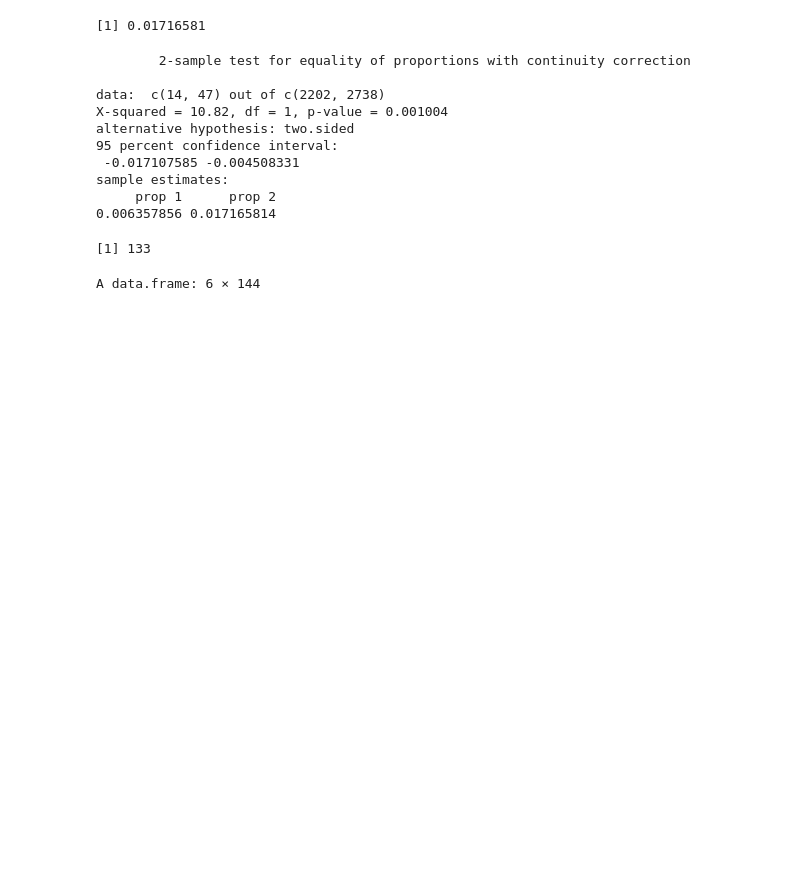
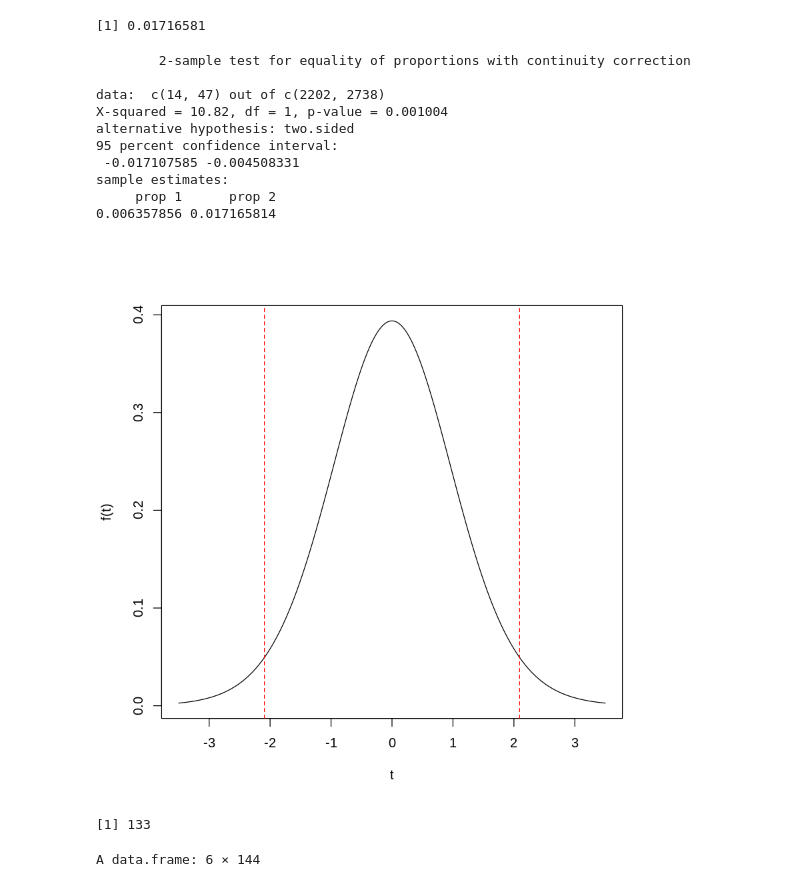
Before and after one commit to arianazukergood/Project, a Jupyter notebook: Analysis.ipynb, the cells around one changed output. Cells and saved outputs as stored; diff of their text form; code cells hidden in the pictures; blank space fills up the shorter version.

Commit message:
data visualization start

```diff
--- a/Analysis.ipynb
+++ b/Analysis.ipynb
@@ -208 +204,18 @@ sample estimates:
+# %%
+##Data Visualization of 2 - sample proportions test
+N=20 #just chosen arbitrarily
+myTest=prop.test(x = c(14, 47), n = c(2202, 2738), p = NULL, alternative = "two.sided",
+          correct = TRUE)
+tcrit=qt(0.025, df=(N-1))
+
+dum=seq(-3.5, 3.5, length=10^4)#For the plot
+
+plot(dum, dt(dum, df=(N-1)), type='l', xlab='t', ylab='f(t)')
+abline(v=myTest$statistic, lty=2)
+abline(v=tcrit, col='red', lty=2)
+abline(v=-tcrit, col='red', lty=2)
+
+##CI
+# %% [output]
+[figure, added]
 # %%
```
Also changed, not shown: parts of 2 cells of this notebook.
